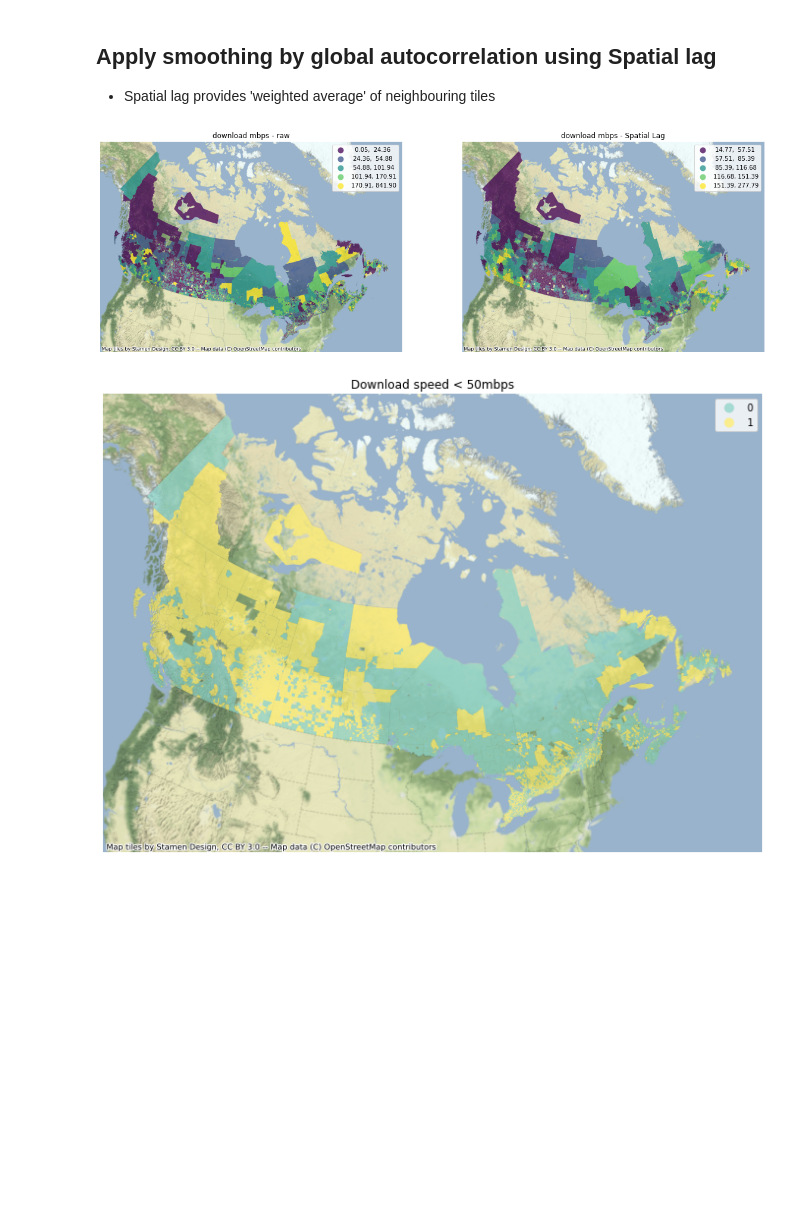
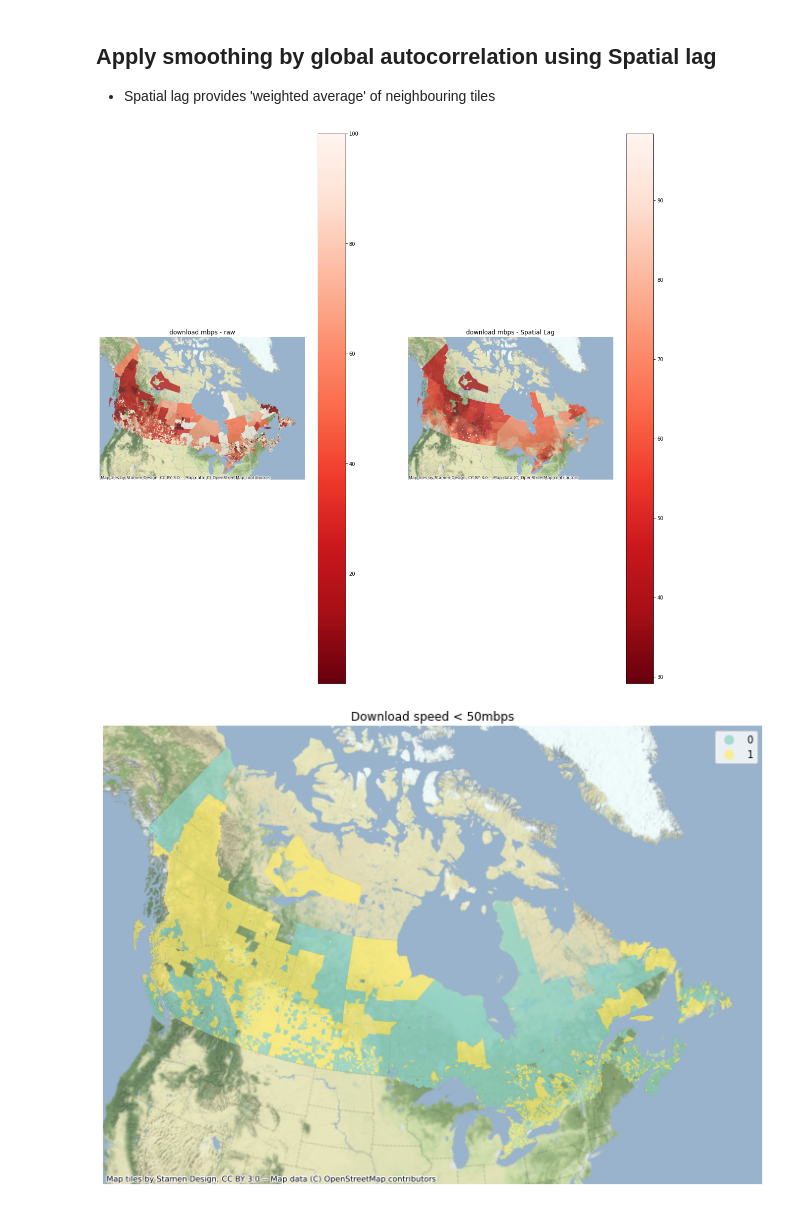
Before and after one commit to rennydoig/ssc22-case-comp, a Jupyter notebook: sonny_dir/D11-Spatial autocorrelation (external DA boundaries).ipynb, the cells around one changed output. Saved outputs shown, nothing was run; the diff lists cells and outputs as text; code cells hidden in the pictures; blank space fills up the shorter version.

```diff
--- a/sonny_dir/D11-Spatial autocorrelation (external DA boundaries).ipynb
+++ b/sonny_dir/D11-Spatial autocorrelation (external DA boundaries).ipynb
@@ -41,7 +41,7 @@ Here we perform spatial autocorrelation using the aggregated data.
 # %%
 # Load CD downlaod data
 # dat_path = './canada-census-division/CD-download-data.shp'
-dat_path = './canada-da-boundaries/DA-download-data.shp'
+dat_path = './boundaries/statcan-dissemination-areas/DA-download-data.shp'
 
 dat = gpd.read_file(dat_path)
 print(dat.shape)
@@ -150,2 +137,6 @@ sub_dat.head()
+# %%
+inds2 = np.unique(np.where(dat['2021-Q4'] > 100))
+sub_dat['2021-Q4-mod'] = sub_dat['2021-Q4']
+sub_dat['2021-Q4-mod'][inds2] = 100
 # %%
 f, ax = plt.subplots(1, figsize=(9,9))
@@ -195,40 +188,54 @@ ax.set_axis_off()
 
 # Smooths out the borders by the k nearest neighbours
 
-w = weights.KNN.from_dataframe(sub_dat, k=20) # larger the k, smoother the boundaries
+w = weights.KNN.from_dataframe(sub_dat, k=100) # larger the k, smoother the boundaries
 
 w.transform = 'R' # row-standardization
 
-sub_dat['2021-Q4_lag'] = weights.spatial_lag.lag_spatial(w, sub_dat['2021-Q4'])
+sub_dat['2021-Q4_lag'] = weights.spatial_lag.lag_spatial(w, sub_dat['2021-Q4-mod'])
 # %%
 ## Plot
 f, axs = plt.subplots(1, 2, figsize=(20,20))
 ax1, ax2 = axs
 
-sub_dat.plot(column='2021-Q4', cmap='viridis', scheme='quantiles',
-        k=5,
-        edgecolor='white', linewidth=0., alpha=0.75, legend=True, ax=ax1,
-        figsize=(20,20))
+sub_dat.plot(column='2021-Q4-mod',
+            #  cmap='viridis',
+             cmap = 'Reds_r',
+            #  scheme='quantiles',
+            #  k=5,
+            edgecolor='white',
+             linewidth=0.,
+             alpha=0.75,
+             legend=True,
+             ax=ax1,
+            figsize=(20,20))
 ax1.set_axis_off()
 ax1.set_title("download mbps - raw")
 contextily.add_basemap(ax1,
                        crs=sub_dat.crs,
                        source=contextily.providers.Stamen.TerrainBackground,
                       )
 
-sub_dat.plot(column='2021-Q4_lag', cmap='viridis', scheme='quantiles',
-        k=5, edgecolor='white', linewidth=0., alpha=0.75, legend=True, ax=ax2,
+sub_dat.plot(column='2021-Q4_lag',
+            #  cmap='viridis',
+            #  scheme='quantiles',
+            # k=5,
+             cmap = 'Reds_r',
+             edgecolor='white',
+             linewidth=0.,
+             alpha=0.75,
+             legend=True, ax=ax2,
         figsize=(20,20))
 ax2.set_axis_off()
 ax2.set_title("download mbps - Spatial Lag")
 contextily.add_basemap(ax2,
                        crs=sub_dat.crs,
                        source=contextily.providers.Stamen.TerrainBackground,
                       )
 
 plt.show()
 # %% [output]
-[figure, old version]
+[figure, new version]
 # %%
 # binary case: classify mbps < 50
 
```
Also changed, not shown: parts of 12 cells of this notebook, 2 other files.
